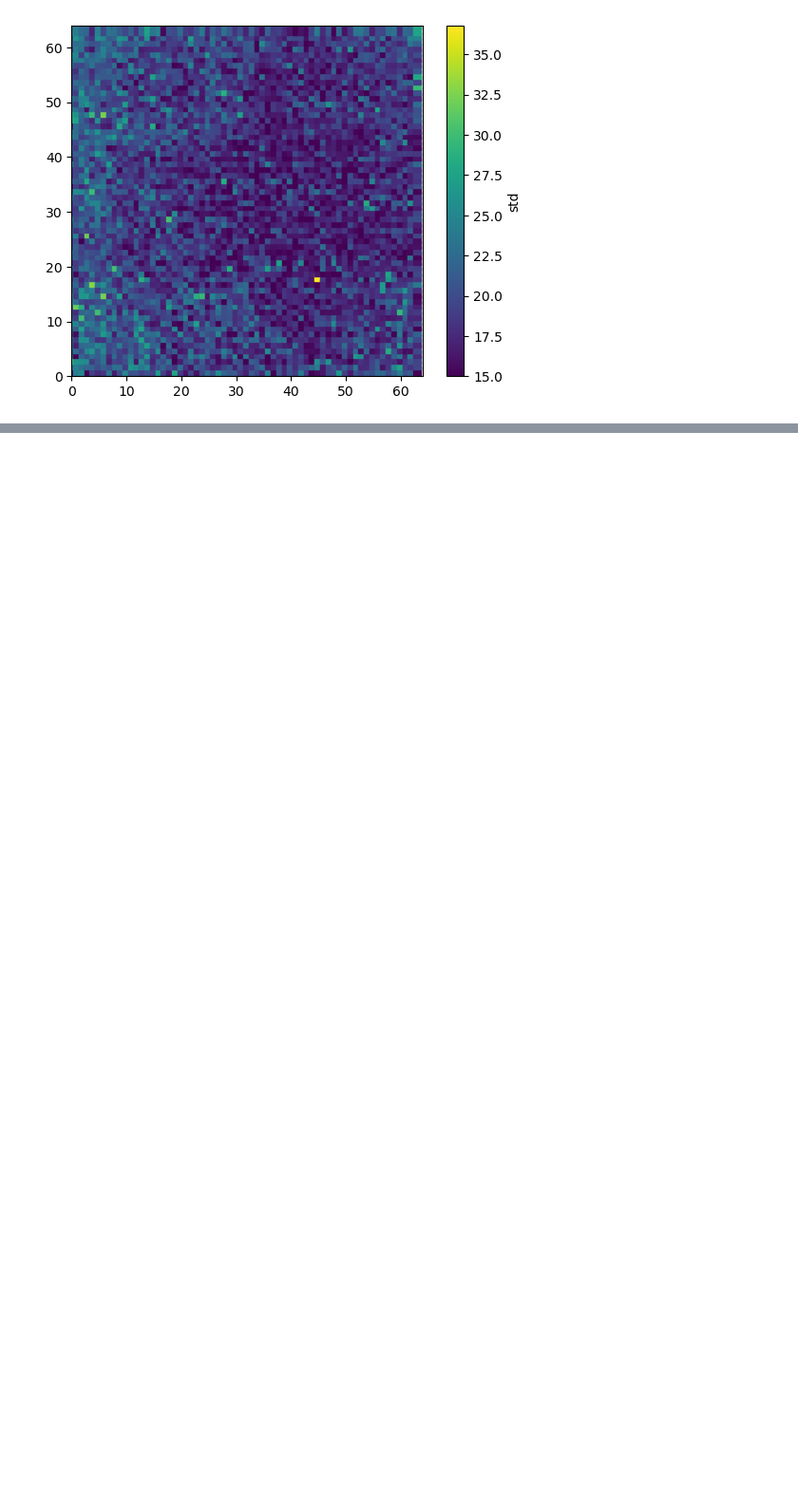
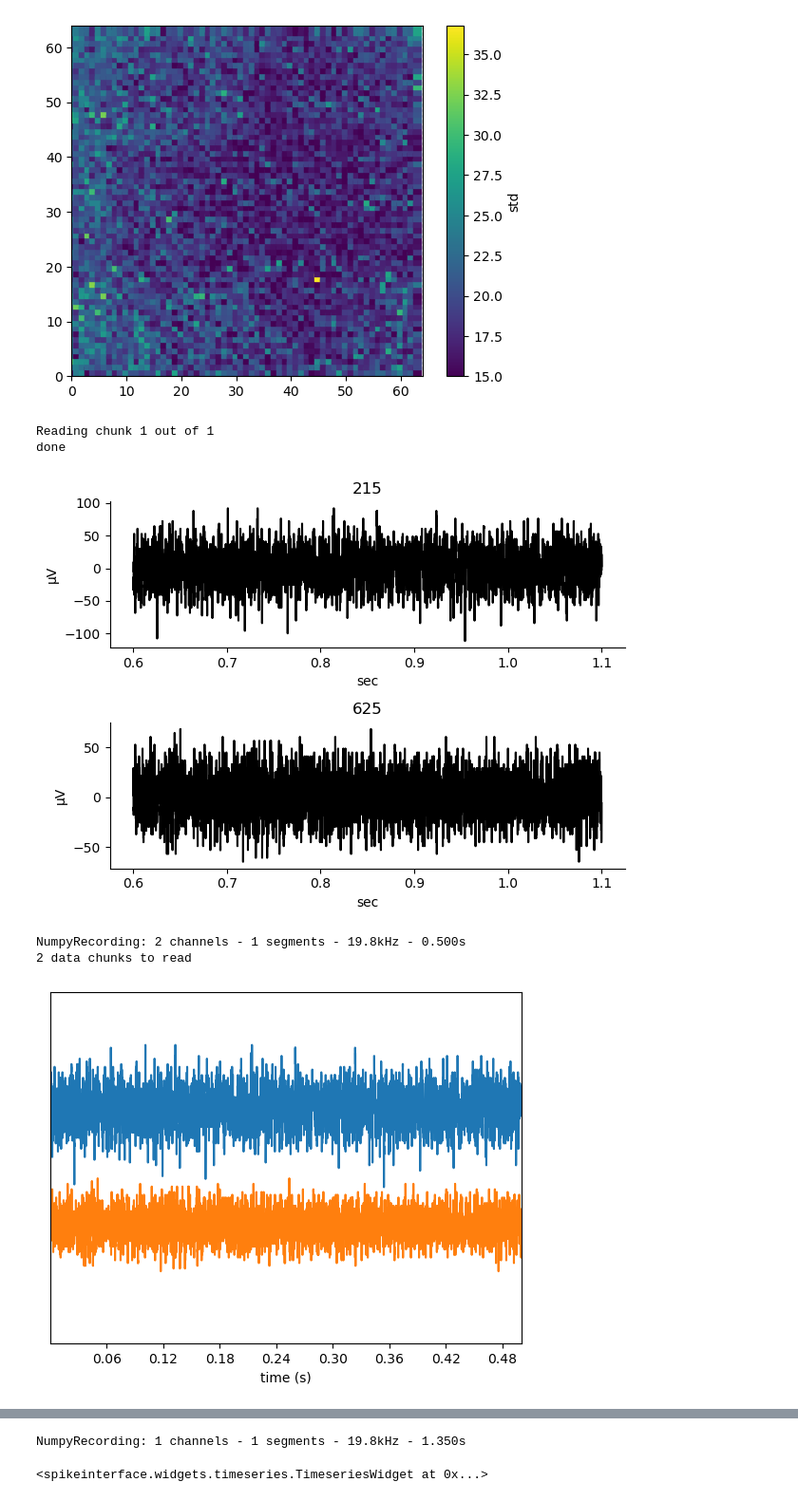
Before and after one commit to JeandeMontigny/beaf, a Jupyter notebook: notebooks/read_brw_files.ipynb, the cells around one changed output, grey strips where cells are left out. Shown at 95% size. Cells and saved outputs as stored; diff of their text form; code cells hidden in the pictures; blank space fills up the shorter version.

```diff
--- a/notebooks/read_brw_files.ipynb
+++ b/notebooks/read_brw_files.ipynb
@@ -246,3 +249,30 @@ Reading chunk 1 out of 1
 done
 [figure]
 [figure]
+# %%
+import beaf.utils as bu
+import spikeinterface.widgets as sw
+
+File = br.read_brw_file("../recordings/5s_rec_raw.brw", t_start = 0.5, t_end = 1.5, ch_to_extract=[215, 625], verbose=True)
+bv.plot_raw(File, ch_to_display=[125, 625], t_start=0.6, t_end=1.1)
+RX, geom = bu.get_spikeinterface_struct(File, t_start = 0.6, t_end = 1.1, ch_to_extract=[215, 625])
+print(RX)
+sw.plot_timeseries(RX)
+
+
+File = br.read_brw_file("../recordings/cerebellum-slice1-01.brw", t_start = 1.6, t_end = 2.95, ch_to_extract=[1305, 2569], verbose=True)
+bv.plot_raw(File, ch_to_display=[1305], t_start=1.6, t_end=2.95)
+RX, geom = bu.get_spikeinterface_struct(File, t_start = 1.6, t_end = 2.95, ch_to_extract=[1305], n_std=15)
+print(RX)
+sw.plot_timeseries(RX, time_range=(0, 1.35))
+sw.plot_timeseries(RX, time_range=(0.55, 0.6))
+
+RX, geom = bu.get_spikeinterface_struct(File, t_start = 1.6, t_end = 2.95, ch_to_extract=[1305], artificial_noise=False)
+sw.plot_timeseries(RX, time_range=(0, 1.35))
+# %% [output]
+Reading chunk 1 out of 1
+done
+[figure, added]
+NumpyRecording: 2 channels - 1 segments - 19.8kHz - 0.500s
+2 data chunks to read
+[figure, added]
@@ -248,0 +280,2 @@ done
+NumpyRecording: 1 channels - 1 segments - 19.8kHz - 1.350s
+<spikeinterface.widgets.timeseries.TimeseriesWidget at 0x...>
```
Also changed, not shown: parts of 3 cells of this notebook.
